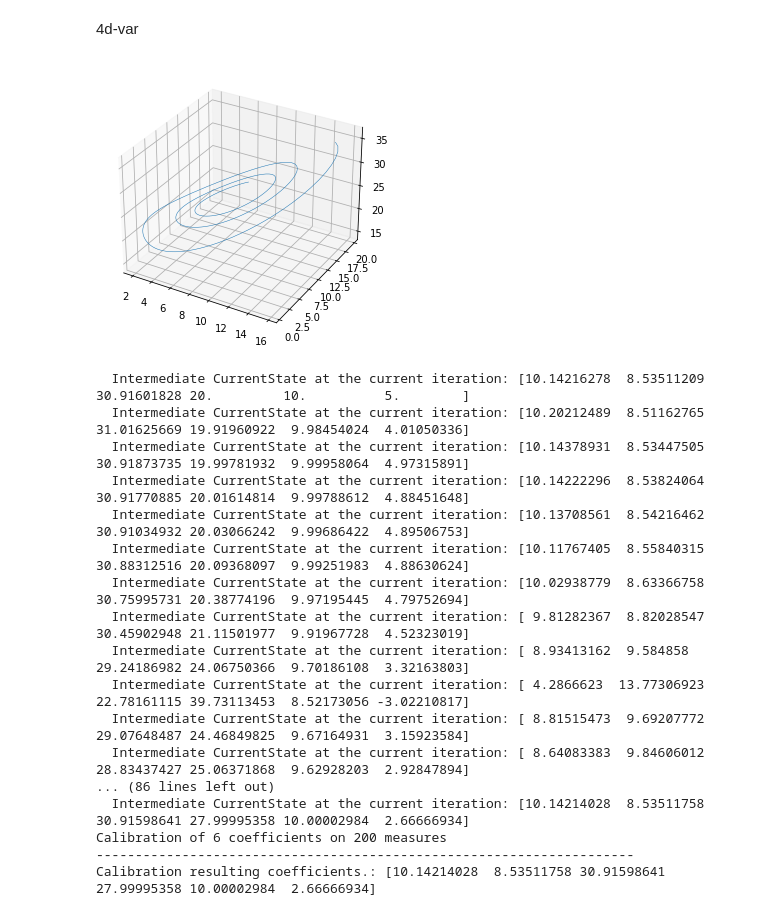
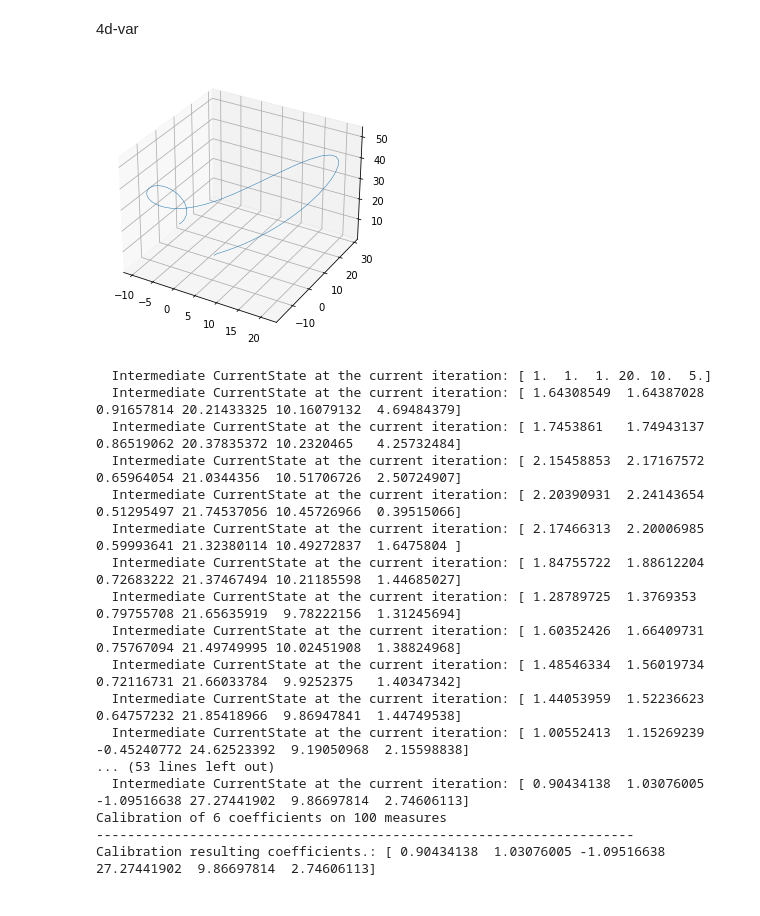
Before and after one commit to boro28/supermodeling, a Jupyter notebook: 4dvar.ipynb, the cells around one changed output. Cells and saved outputs as stored; diff of their text form; code cells hidden in the pictures.

```diff
--- a/4dvar.ipynb
+++ b/4dvar.ipynb
@@ -56,41 +66,46 @@ from data_assimilation import assimilateLorenz
 # %%
 model = dict(
     x = 1.,
     y = 1.,
     z = 1.,
     sigma = 10.0,
     rho = 28.0,
     beta = 8.0/3.0
 )
 
-data = generate_lorenz(**model, number_of_samples=200, start=4.5)
+data = generate_lorenz(**model, number_of_samples=100)
 plot_model(data)
 # %% [output]
-[figure, old version]
+[figure, new version]
 # %%
 initial = dict(
-x=data[0][0], y=data[0][1],z=data[0][2],
+    #     x = 1.,
+    # y = 1.,
+    # z = 1.,
+    x=data[0][0], y=data[0][1],z=data[0][2],
     sigma = 10.0,
     rho = 20.,
     beta = 5.
 )
 error_vector = [0.1, 0.1, 0.1, 100, 100, 100]
-result = assimilateLorenz(initial, data, lorenz_step, verbose=True, error_vector=error_vector)
+m1 = assimilate_lorenz(initial, data, lorenz_step, error_vector=error_vector, maximum_number_of_steps = 20)
+m2 = assimilate_lorenz(initial, data, lorenz_step, error_vector=error_vector, maximum_number_of_steps = 20)
+m3 = assimilate_lorenz(initial, data, lorenz_step, error_vector=error_vector, maximum_number_of_steps = 20)
 # %% [output]
-  Intermediate CurrentState at the current iteration: [10.14216278  8.53511209 30.91601828 20.         10.          5.        ]
-  Intermediate CurrentState at the current iteration: [10.20212489  8.51162765 31.01625669 19.91960922  9.98454024  4.01050336]
-  Intermediate CurrentState at the current iteration: [10.14378931  8.53447505 30.91873735 19.99781932  9.99958064  4.97315891]
-  Intermediate CurrentState at the current iteration: [10.14222296  8.53824064 30.91770885 20.01614814  9.99788612  4.88451648]
-  Intermediate CurrentState at the current iteration: [10.13708561  8.54216462 30.91034932 20.03066242  9.99686422  4.89506753]
-  Intermediate CurrentState at the current iteration: [10.11767405  8.55840315 30.88312516 20.09368097  9.99251983  4.88630624]
-  Intermediate CurrentState at the current iteration: [10.02938779  8.63366758 30.75995731 20.38774196  9.97195445  4.79752694]
-  Intermediate CurrentState at the current iteration: [ 9.81282367  8.82028547 30.45902948 21.11501977  9.91967728  4.52323019]
-  Intermediate CurrentState at the current iteration: [ 8.93413162  9.584858   29.24186982 24.06750366  9.70186108  3.32163803]
-  Intermediate CurrentState at the current iteration: [ 4.2866623  13.77306923 22.78161115 39.73113453  8.52173056 -3.02210817]
-  Intermediate CurrentState at the current iteration: [ 8.81515473  9.69207772 29.07648487 24.46849825  9.67164931  3.15923584]
-  Intermediate CurrentState at the current iteration: [ 8.64083383  9.84606012 28.83437427 25.06371868  9.62928203  2.92847894]
-... (86 lines left out)
-  Intermediate CurrentState at the current iteration: [10.14214028  8.53511758 30.91598641 27.99995358 10.00002984  2.66666934]
-Calibration of 6 coefficients on 200 measures
+  Intermediate CurrentState at the current iteration: [ 1.  1.  1. 20. 10.  5.]
+  Intermediate CurrentState at the current iteration: [ 1.64308549  1.64387028  0.91657814 20.21433325 10.16079132  4.69484379]
+  Intermediate CurrentState at the current iteration: [ 1.7453861   1.74943137  0.86519062 20.37835372 10.2320465   4.25732484]
+  Intermediate CurrentState at the current iteration: [ 2.15458853  2.17167572  0.65964054 21.0344356  10.51706726  2.50724907]
+  Intermediate CurrentState at the current iteration: [ 2.20390931  2.24143654  0.51295497 21.74537056 10.45726966  0.39515066]
+  Intermediate CurrentState at the current iteration: [ 2.17466313  2.20006985  0.59993641 21.32380114 10.49272837  1.6475804 ]
+  Intermediate CurrentState at the current iteration: [ 1.84755722  1.88612204  0.72683222 21.37467494 10.21185598  1.44685027]
+  Intermediate CurrentState at the current iteration: [ 1.28789725  1.3769353   0.79755708 21.65635919  9.78222156  1.31245694]
+  Intermediate CurrentState at the current iteration: [ 1.60352426  1.66409731  0.75767094 21.49749995 10.02451908  1.38824968]
+  Intermediate CurrentState at the current iteration: [ 1.48546334  1.56019734  0.72116731 21.66033784  9.9252375   1.40347342]
+  Intermediate CurrentState at the current iteration: [ 1.44053959  1.52236623  0.64757232 21.85418966  9.86947841  1.44749538]
+  Intermediate CurrentState at the current iteration: [ 1.00552413  1.15269239 -0.45240772 24.62523392  9.19050968  2.15598838]
+... (53 lines left out)
+  Intermediate CurrentState at the current iteration: [ 0.90434138  1.03076005 -1.09516638 27.27441902  9.86697814  2.74606113]
+Calibration of 6 coefficients on 100 measures
 ---------------------------------------------------------------------
-Calibration resulting coefficients.: [10.14214028  8.53511758 30.91598641 27.99995358 10.00002984  2.66666934]
+Calibration resulting coefficients.: [ 0.90434138  1.03076005 -1.09516638 27.27441902  9.86697814  2.74606113]
```
Also changed, not shown: parts of 6 cells of this notebook, 2 other files.
